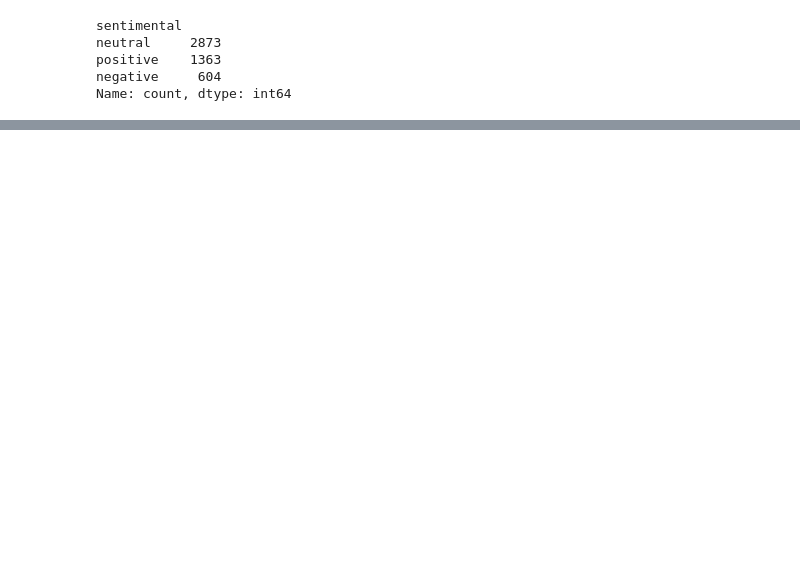
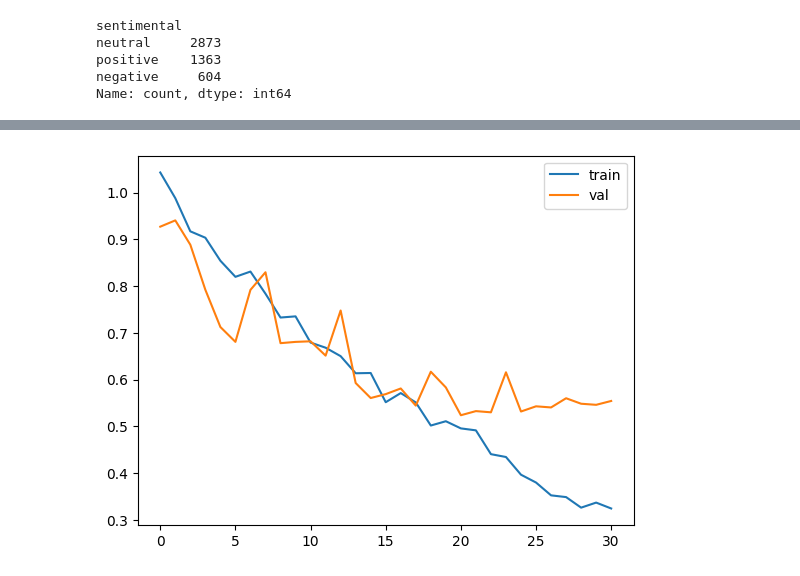
Before and after one commit to Tanush008/Real-Time-Financial-Sentiment-Pipeline, a Jupyter notebook: notebooks/senti.ipynb, the cells around one changed output, grey strips where cells are left out. Saved outputs shown, nothing was run; the diff lists cells and outputs as text; code cells hidden in the pictures; blank space fills up the shorter version.

```diff
--- a/senti.ipynb
+++ b/notebooks/senti.ipynb
@@ -562,0 +647,7 @@ weighted avg       0.09      0.30      0.14       968
+# %%
+plt.plot(history.history['loss'])
+plt.plot(history.history['val_loss'])
+plt.legend(['train','val'])
+plt.show()
+# %% [output]
+[figure, added]
```
Also changed, not shown: parts of 25 cells of this notebook, 8 other files.
